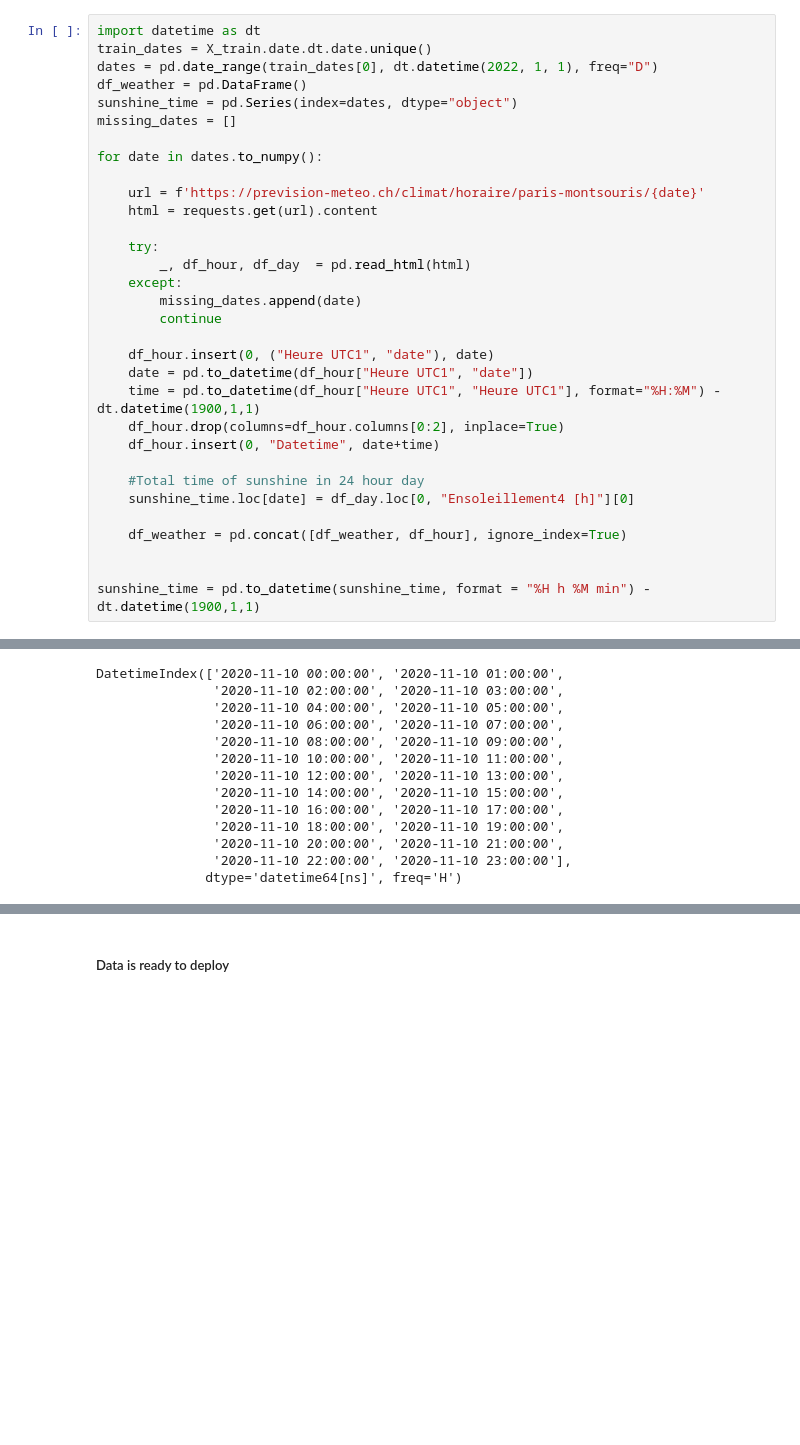
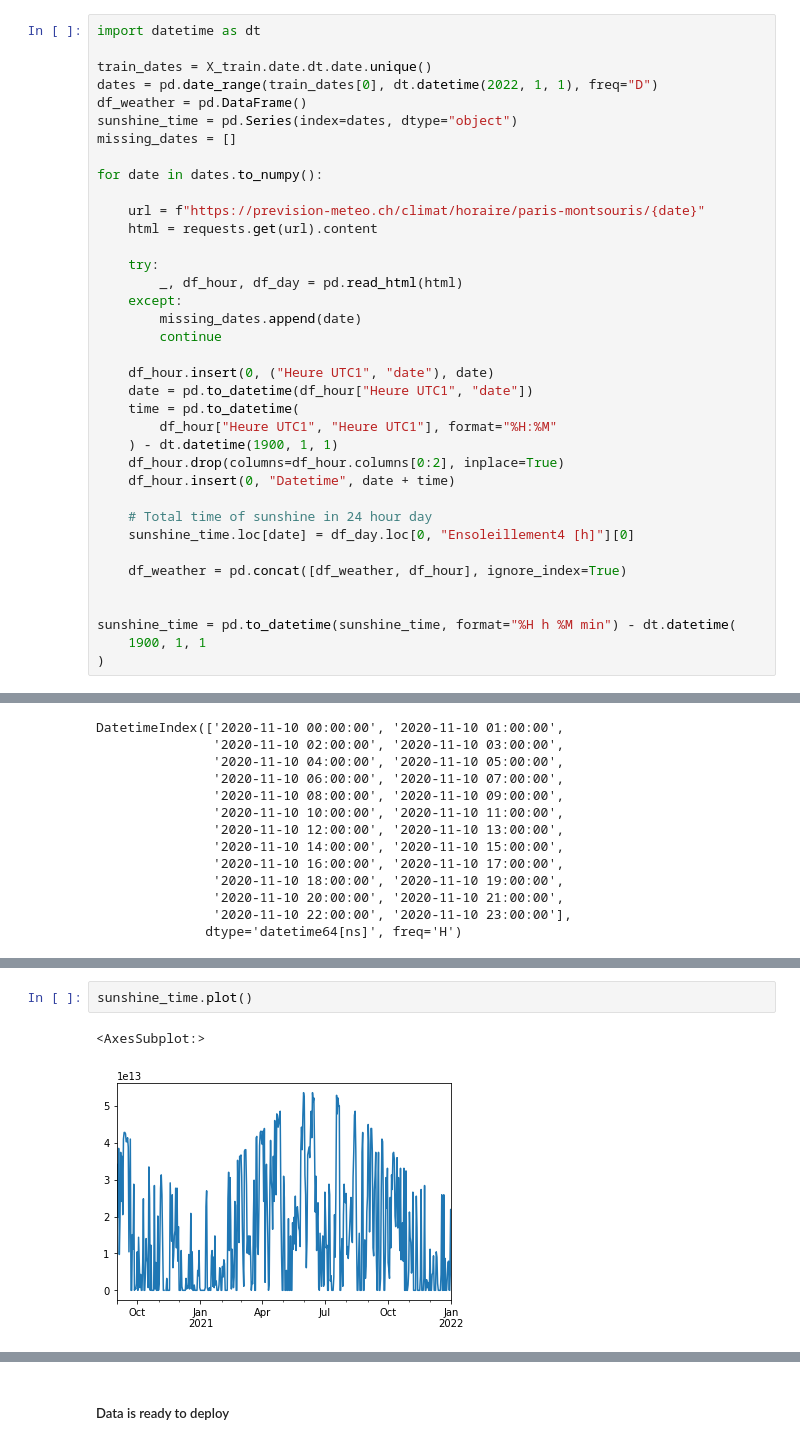
Before and after one commit to Rehann2/bike_counts_Kaan_Rehan, a Jupyter notebook: bike_counters_starting_kit.ipynb, the cells around one changed output, grey strips where cells are left out. Saved outputs shown, nothing was run; the diff lists cells and outputs as text; blank space fills up the shorter version.

```diff
--- a/bike_counters_starting_kit.ipynb
+++ b/bike_counters_starting_kit.ipynb
@@ -161,6 +162,7 @@ DatetimeIndex(['2020-09-01', '2020-09-02', '2020-09-03', '2020-09-04',
               dtype='datetime64[ns]', length=488, freq='D')
 # %%
 import datetime as dt
+
 train_dates = X_train.date.dt.date.unique()
 dates = pd.date_range(train_dates[0], dt.datetime(2022, 1, 1), freq="D")
 df_weather = pd.DataFrame()
@@ -169,26 +171,30 @@ missing_dates = []
 
 for date in dates.to_numpy():
 
-    url = f'https://prevision-meteo.ch/climat/horaire/paris-montsouris/{date}'
+    url = f"https://prevision-meteo.ch/climat/horaire/paris-montsouris/{date}"
     html = requests.get(url).content
 
     try:
-        _, df_hour, df_day  = pd.read_html(html)
+        _, df_hour, df_day = pd.read_html(html)
     except:
         missing_dates.append(date)
         continue
 
     df_hour.insert(0, ("Heure UTC1", "date"), date)
     date = pd.to_datetime(df_hour["Heure UTC1", "date"])
-    time = pd.to_datetime(df_hour["Heure UTC1", "Heure UTC1"], format="%H:%M") - dt.datetime(1900,1,1)
+    time = pd.to_datetime(
+        df_hour["Heure UTC1", "Heure UTC1"], format="%H:%M"
+    ) - dt.datetime(1900, 1, 1)
     df_hour.drop(columns=df_hour.columns[0:2], inplace=True)
-    df_hour.insert(0, "Datetime", date+time)
+    df_hour.insert(0, "Datetime", date + time)
 
-    #Total time of sunshine in 24 hour day
+    # Total time of sunshine in 24 hour day
     sunshine_time.loc[date] = df_day.loc[0, "Ensoleillement4 [h]"][0]
 
     df_weather = pd.concat([df_weather, df_hour], ignore_index=True)
 
 
-sunshine_time = pd.to_datetime(sunshine_time, format = "%H h %M min") - dt.datetime(1900,1,1)
+sunshine_time = pd.to_datetime(sunshine_time, format="%H h %M min") - dt.datetime(
+    1900, 1, 1
+)
 # %%
@@ -536,0 +577,5 @@ DatetimeIndex(['2020-11-10 00:00:00', '2020-11-10 01:00:00',
+# %%
+sunshine_time.plot()
+# %% [output]
+<AxesSubplot:>
+[figure, added]
```
Also changed, not shown: parts of 74 cells of this notebook, 2 other files.
